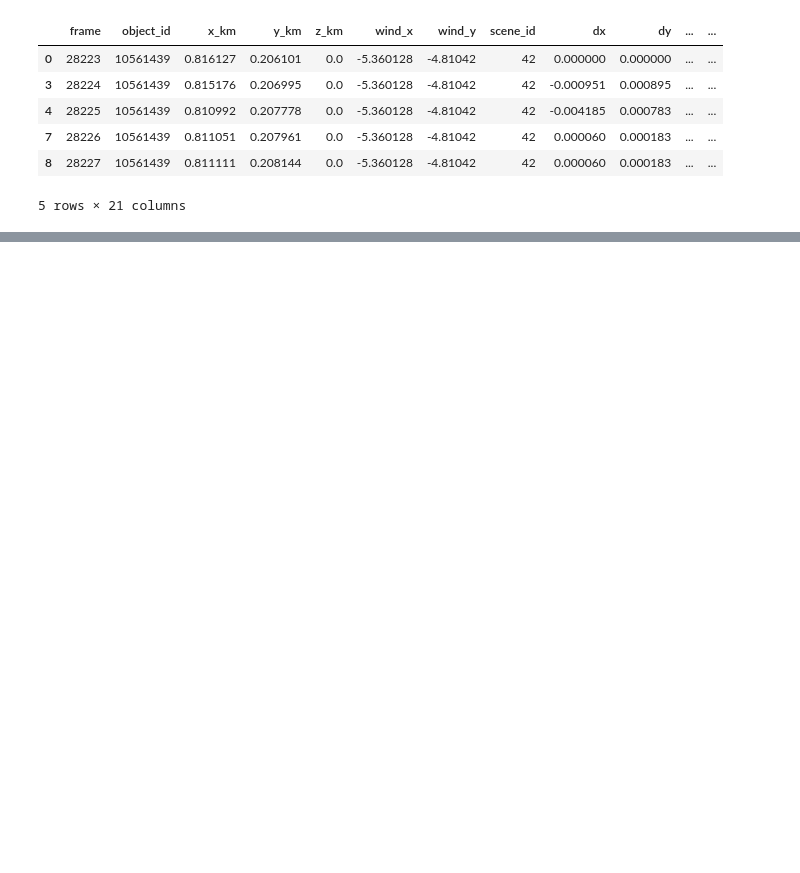
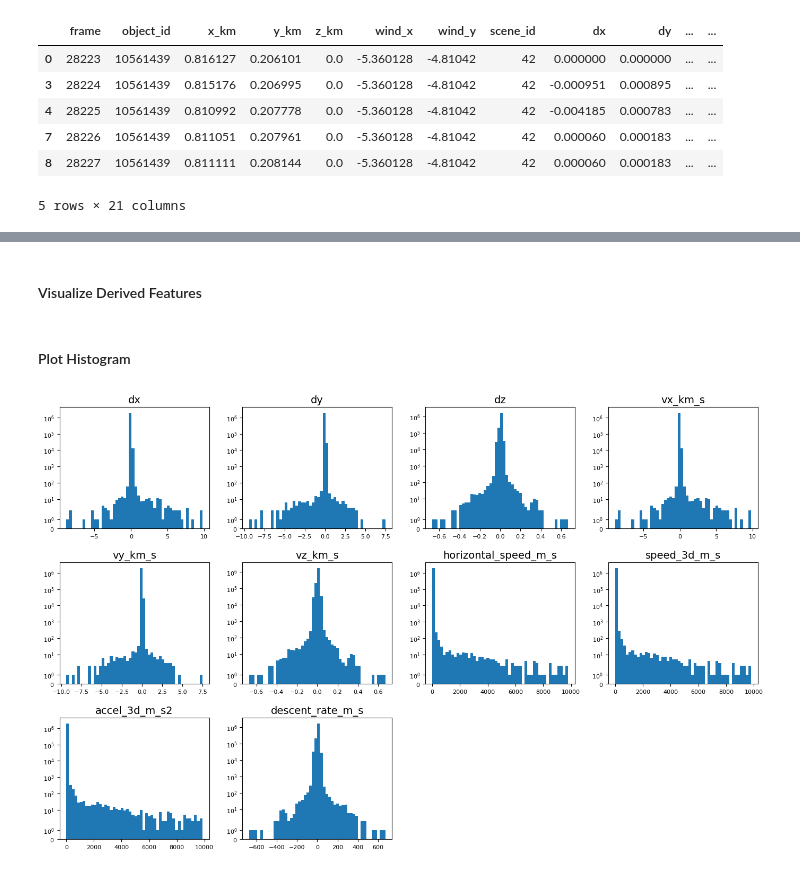
Before and after one commit to JoelSierra7/dino-skynet, a Jupyter notebook: notebooks/01_data_exploration.ipynb, the cells around one changed output, grey strips where cells are left out. Cells and saved outputs as stored; diff of their text form; code cells hidden in the pictures; blank space fills up the shorter version.

```diff
--- a/notebooks/01_data_exploration.ipynb
+++ b/notebooks/01_data_exploration.ipynb
@@ -615,12 +536,0 @@ max            0.000000   5.841858e+01
-# %%
-import matplotlib.pyplot as plt
-
-plt.rc('font', size=14)
-plt.rc('axes', labelsize=14, titlesize=14)
-plt.rc('legend', fontsize=14)
-plt.rc('xtick', labelsize=8)
-plt.rc('ytick', labelsize=8)
-
-train_df.hist(bins=50, figsize=(12, 8))
-plt.tight_layout()
-plt.show()
@@ -809,0 +618,7 @@ Train/Val/Test shapes after preprocessing:
+# %%
+train_features_df = add_motion_features(train_df)
+
+print("Original shape:", train_df.shape)
+print("Feature shape:", train_features_df.shape)
+
+train_features_df.head()
@@ -809,0 +720,33 @@ Train/Val/Test shapes after preprocessing:
+# %% [markdown]
+#### Visualize Derived Features
+# %% [markdown]
+#### Plot Histogram
+# %%
+import matplotlib.pyplot as plt
+
+feature_cols = [
+    "dx", "dy", "dz",
+    "vx_km_s", "vy_km_s", "vz_km_s",
+    "horizontal_speed_m_s", "speed_3d_m_s",
+    "accel_3d_m_s2", "descent_rate_m_s"
+]
+
+fig, axes = plt.subplots(3, 4, figsize=(14, 9))
+axes = axes.flatten()
+
+for i, col in enumerate(feature_cols):
+    ax = axes[i]
+
+    ax.hist(train_features_df[col], bins=50)
+    ax.set_title(col)
+
+    # Use symmetric log scale to handle wide range + negatives
+    ax.set_yscale("symlog")
+
+for j in range(i+1, len(axes)):
+    fig.delaxes(axes[j])
+
+plt.tight_layout()
+plt.show()
+# %% [output]
+[figure, added]
```
Also changed, not shown: parts of 36 cells of this notebook.
